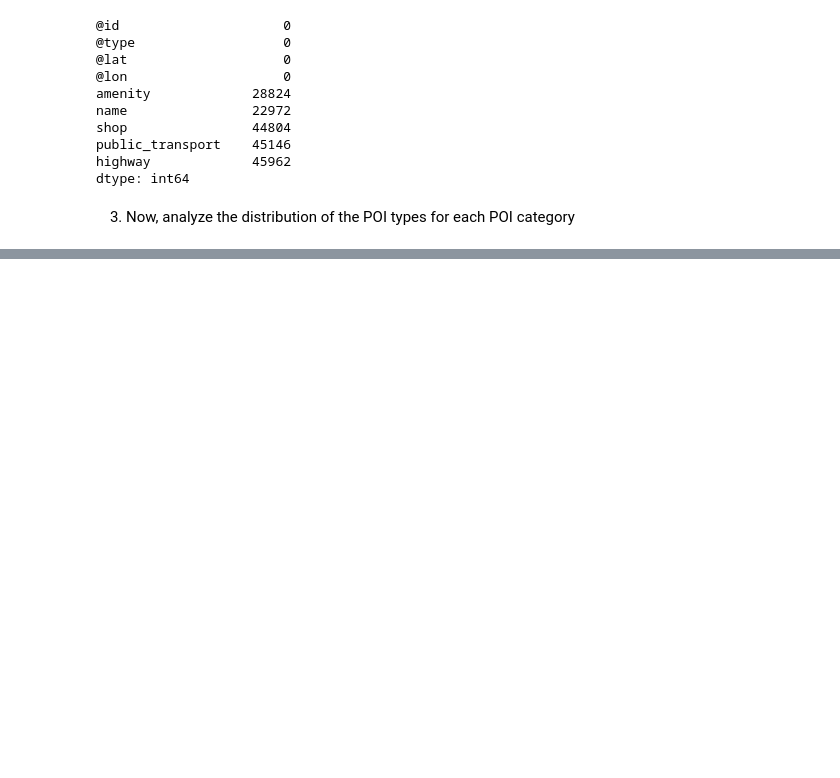
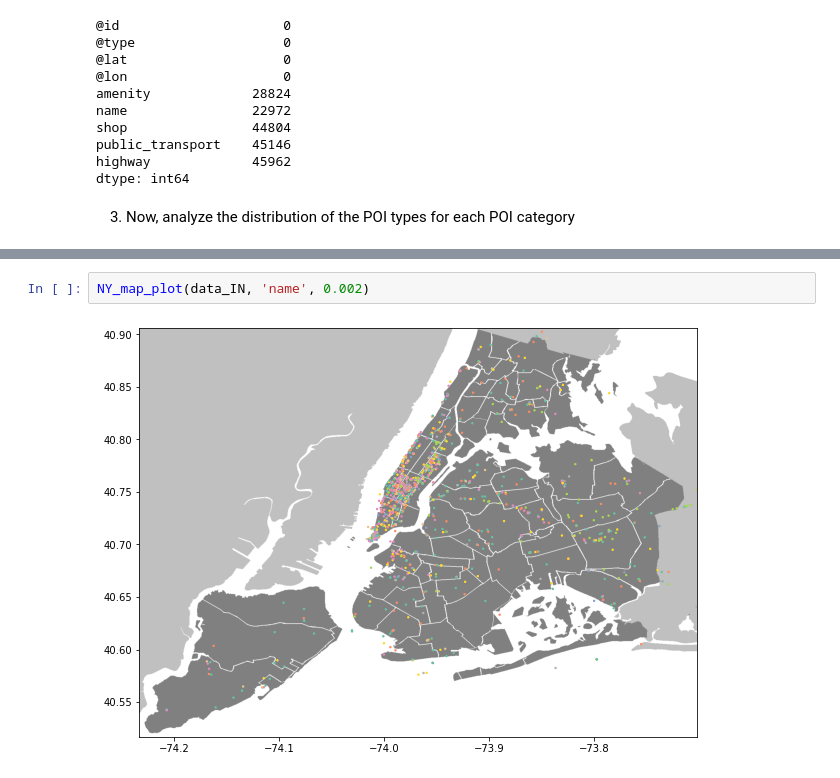
Before and after one commit to Edoch94/data-science-lab-1, a Jupyter notebook: MyRepo/Lab5/Lab5.ipynb, the cells around one changed output, grey strips where cells are left out. Drawn from its saved outputs; the diff is of its cells as text; blank space fills up the shorter version.

```diff
--- a/MyRepo/Lab5/Lab5.ipynb
+++ b/MyRepo/Lab5/Lab5.ipynb
@@ -140,0 +163,4 @@ a
+# %%
+NY_map_plot(data_IN, 'name', 0.002)
+# %% [output]
+[figure, added]
```
Also changed, not shown: parts of 17 cells of this notebook, 6 other files.
